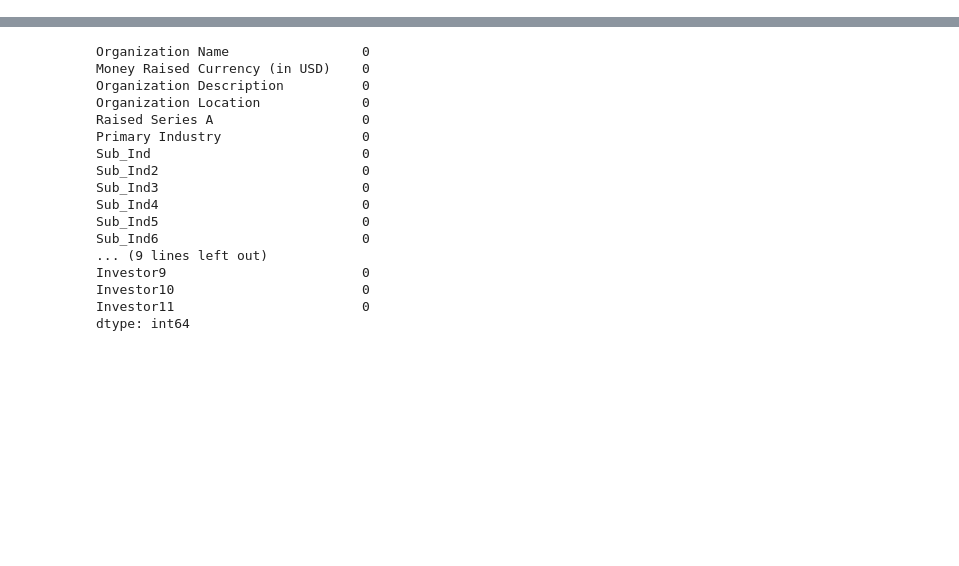
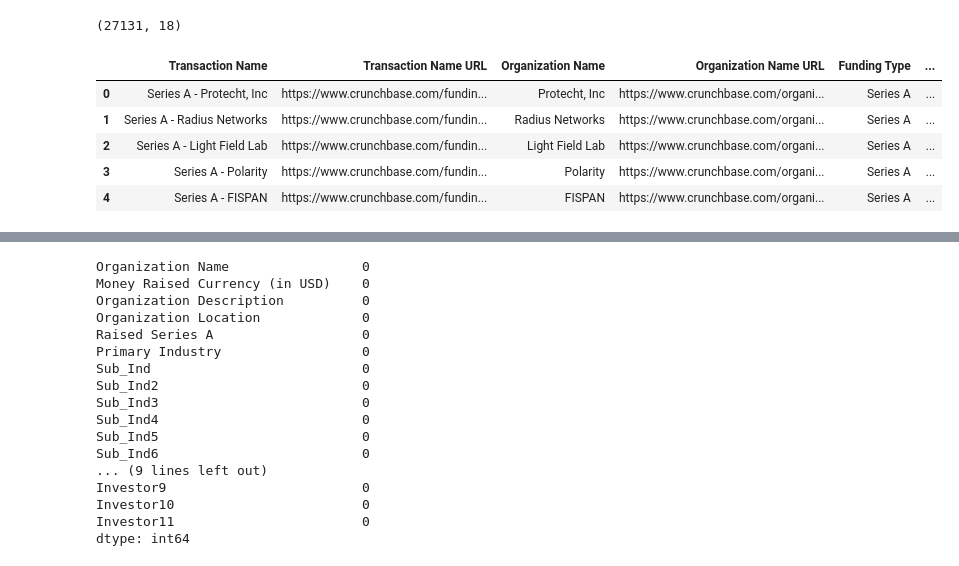
Before and after one commit to agpark1/VC-Sourcing-Model-Unit2-Build, a Jupyter notebook: 2A.ipynb, the cells around one changed output, grey strips where cells are left out. Cells and saved outputs as stored; diff of their text form; code cells hidden in the pictures; blank space fills up the shorter version.

```diff
--- a/2A.ipynb
+++ b/2A.ipynb
@@ -9,6 +9,18 @@ from matplotlib import pyplot
 from sklearn.metrics import auc
 # %%
 df = pd.read_csv('/Users/noahpovis/Desktop/Buildweek22/Build Week 2 /DX.csv')
+df.shape
+# %% [output]
+(27131, 18)
+# %%
+df.head()
+# %% [output]
+|  | Transaction Name | Transaction Name URL | Organization Name | Organization Name URL | Funding Type | ... |
+| 0 | Series A - Protecht, Inc | https://www.crunchbase.com/fundin... | Protecht, Inc | https://www.crunchbase.com/organi... | Series A | ... |
+| 1 | Series A - Radius Networks | https://www.crunchbase.com/fundin... | Radius Networks | https://www.crunchbase.com/organi... | Series A | ... |
+| 2 | Series A - Light Field Lab | https://www.crunchbase.com/fundin... | Light Field Lab | https://www.crunchbase.com/organi... | Series A | ... |
+| 3 | Series A - Polarity | https://www.crunchbase.com/fundin... | Polarity | https://www.crunchbase.com/organi... | Series A | ... |
+| 4 | Series A - FISPAN | https://www.crunchbase.com/fundin... | FISPAN | https://www.crunchbase.com/organi... | Series A | ... |
 # %%
 def clean(i):
     i = i.copy()
```
Also changed, not shown: parts of 26 cells of this notebook.
